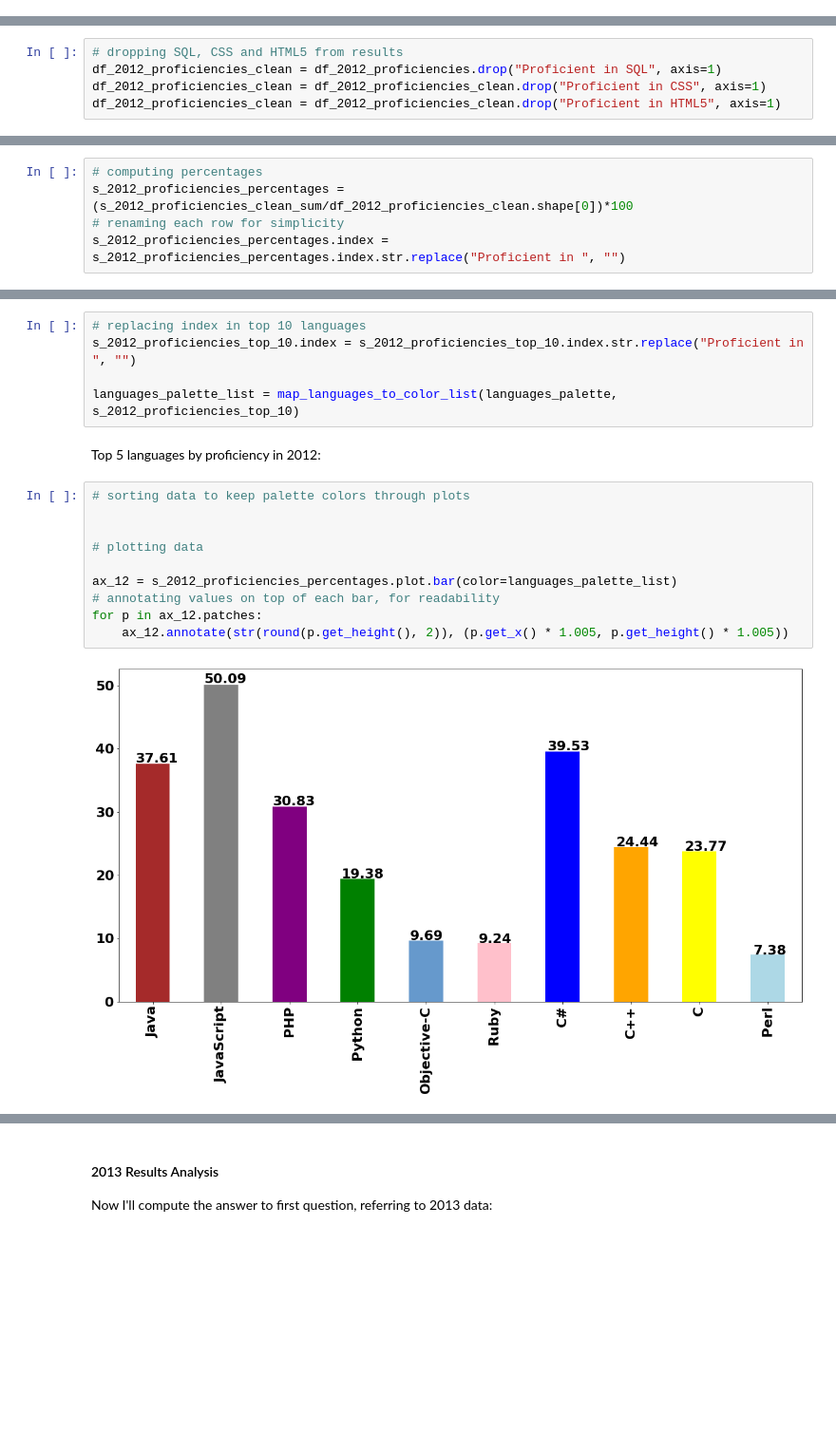
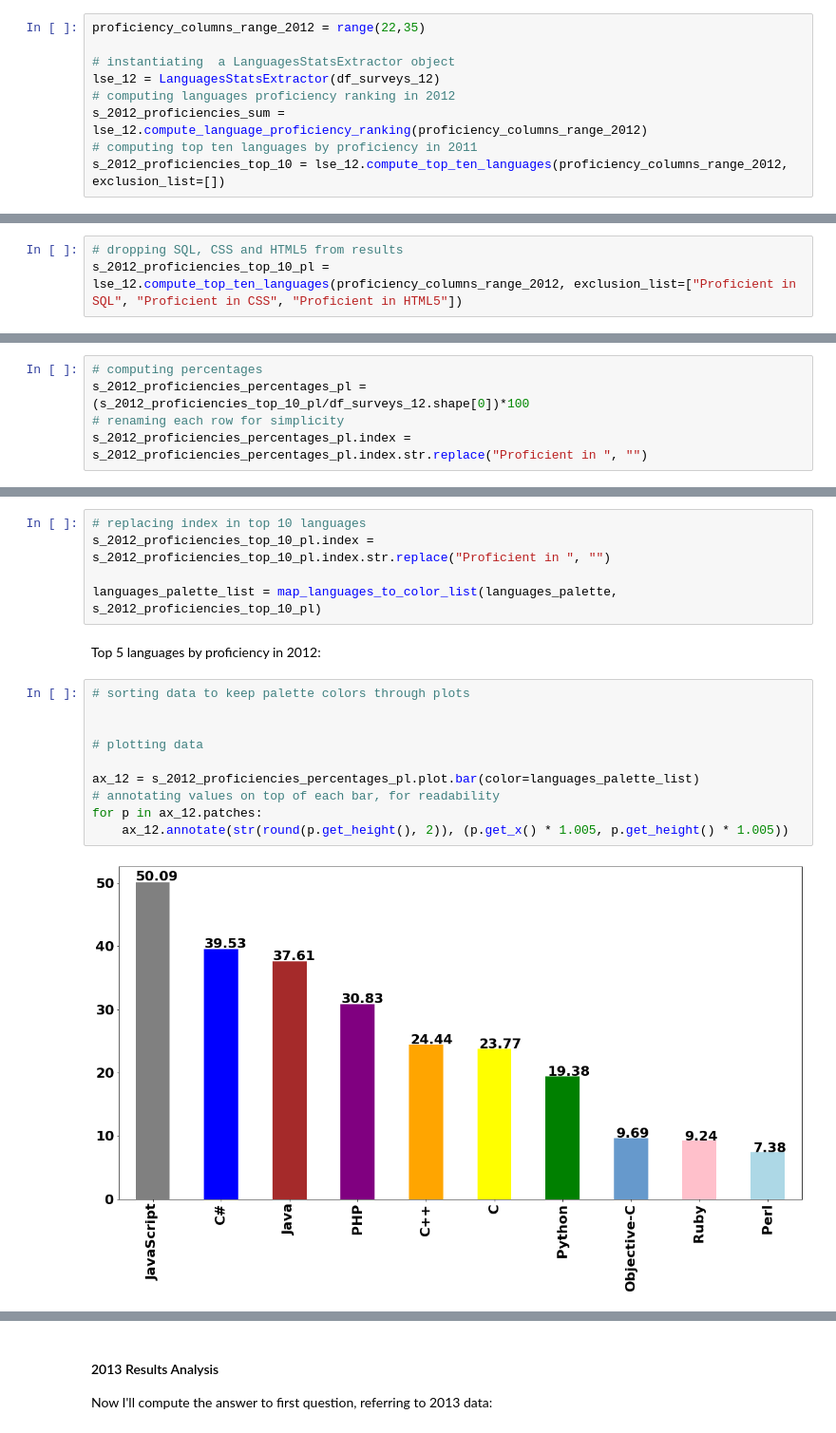
Before and after one commit to alfreedolf/stackoverflow_multiple_years, a Jupyter notebook: notebooks/1.LanguagesPopularityByYear.ipynb, the cells around one changed output, grey strips where cells are left out. Shown: that part at 95% size. Saved outputs shown, nothing was run; the diff lists cells and outputs as text; blank space fills up the shorter version.

```diff
--- a/notebooks/1.LanguagesPopularityByYear.ipynb
+++ b/notebooks/1.LanguagesPopularityByYear.ipynb
@@ -353,3 +349,12 @@ s_2012_proficiencies_top_10 = s_2012_proficiencies.head(10)
+# %%
+proficiency_columns_range_2012 = range(22,35)
+
+# instantiating  a LanguagesStatsExtractor object
+lse_12 = LanguagesStatsExtractor(df_surveys_12)
+# computing languages proficiency ranking in 2012
+s_2012_proficiencies_sum = lse_12.compute_language_proficiency_ranking(proficiency_columns_range_2012)
+# computing top ten languages by proficiency in 2011
+s_2012_proficiencies_top_10 = lse_12.compute_top_ten_languages(proficiency_columns_range_2012, exclusion_list=[])
 # %%
 s_2012_proficiencies_top_10
 # %% [output]
@@ -368,9 +373,7 @@ dtype: int64
 Again in top 10 we have SQL, CSS and HTML5 that are not programming languages and shall be removed from the top ten.
 # %%
 # dropping SQL, CSS and HTML5 from results
-df_2012_proficiencies_clean = df_2012_proficiencies.drop("Proficient in SQL", axis=1)
-df_2012_proficiencies_clean = df_2012_proficiencies_clean.drop("Proficient in CSS", axis=1)
-df_2012_proficiencies_clean = df_2012_proficiencies_clean.drop("Proficient in HTML5", axis=1)
+s_2012_proficiencies_top_10_pl = lse_12.compute_top_ten_languages(proficiency_columns_range_2012, exclusion_list=["Proficient in SQL", "Proficient in CSS", "Proficient in HTML5"])
 # %% [markdown]
 Looking again at top proficiencies:
 # %%
@@ -414,28 +412,28 @@ We can now assess the language popularity in absolute terms computing total perc
 particular language:
 # %%
 # computing percentages
-s_2012_proficiencies_percentages = (s_2012_proficiencies_clean_sum/df_2012_proficiencies_clean.shape[0])*100
+s_2012_proficiencies_percentages_pl = (s_2012_proficiencies_top_10_pl/df_surveys_12.shape[0])*100
 # renaming each row for simplicity
-s_2012_proficiencies_percentages.index = s_2012_proficiencies_percentages.index.str.replace("Proficient in ", "")
+s_2012_proficiencies_percentages_pl.index = s_2012_proficiencies_percentages_pl.index.str.replace("Proficient in ", "")
 # %% [markdown]
 Mapping languages to related assigned color:
 # %%
 # replacing index in top 10 languages
-s_2012_proficiencies_top_10.index = s_2012_proficiencies_top_10.index.str.replace("Proficient in ", "")
+s_2012_proficiencies_top_10_pl.index = s_2012_proficiencies_top_10_pl.index.str.replace("Proficient in ", "")
 
-languages_palette_list = map_languages_to_color_list(languages_palette, s_2012_proficiencies_top_10)
+languages_palette_list = map_languages_to_color_list(languages_palette, s_2012_proficiencies_top_10_pl)
 # %% [markdown]
 Top 5 languages by proficiency in 2012:
 # %%
 # sorting data to keep palette colors through plots
 
 
 # plotting data
 
-ax_12 = s_2012_proficiencies_percentages.plot.bar(color=languages_palette_list)
+ax_12 = s_2012_proficiencies_percentages_pl.plot.bar(color=languages_palette_list)
 # annotating values on top of each bar, for readability
 for p in ax_12.patches:
     ax_12.annotate(str(round(p.get_height(), 2)), (p.get_x() * 1.005, p.get_height() * 1.005))
 # %% [output]
-[figure, old version]
+[figure, new version]
 # %% [markdown]
```
Also changed, not shown: parts of 12 cells of this notebook.
